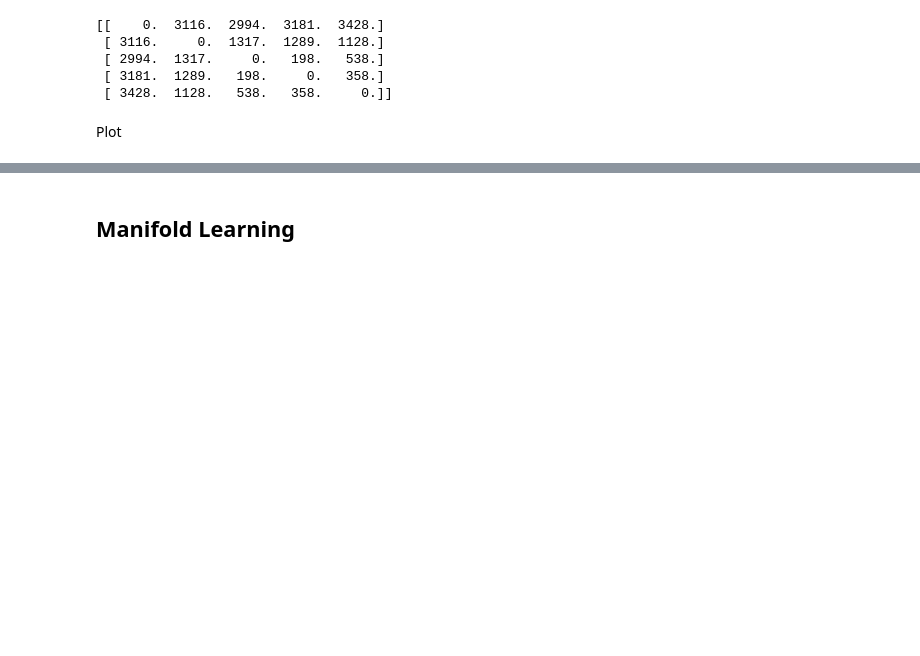
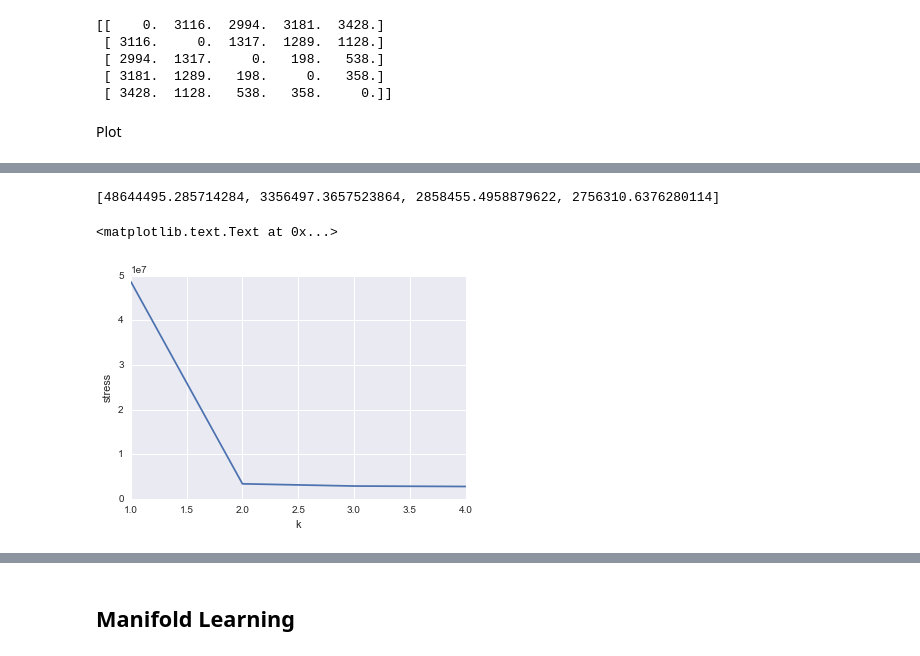
Before and after one commit to neurospin/pystatsml, a Jupyter notebook: notebooks/ml_dimensionality_reduction.ipynb, the cells around one changed output, grey strips where cells are left out. Saved outputs shown, nothing was run; the diff lists cells and outputs as text; code cells hidden in the pictures; blank space fills up the shorter version.

```diff
--- a/notebooks/ml_dimensionality_reduction.ipynb
+++ b/notebooks/ml_dimensionality_reduction.ipynb
@@ -454,0 +490,13 @@ plt.axis('equal')
+# %%
+k_range = range(1, min(5, D.shape[0]-1))
+stress = [MDS(dissimilarity='precomputed', n_components=k,
+           random_state=42, max_iter=300, eps=1e-9).fit(D).stress_ for k in k_range]
+
+print(stress)
+plt.plot(k_range, stress)
+plt.xlabel("k")
+plt.ylabel("stress")
+# %% [output]
+[48644495.285714284, 3356497.3657523864, 2858455.4958879622, 2756310.6376280114]
+<matplotlib.text.Text at 0x...>
+[figure, added]
```
Also changed, not shown: parts of 9 cells of this notebook, 2 other files.
